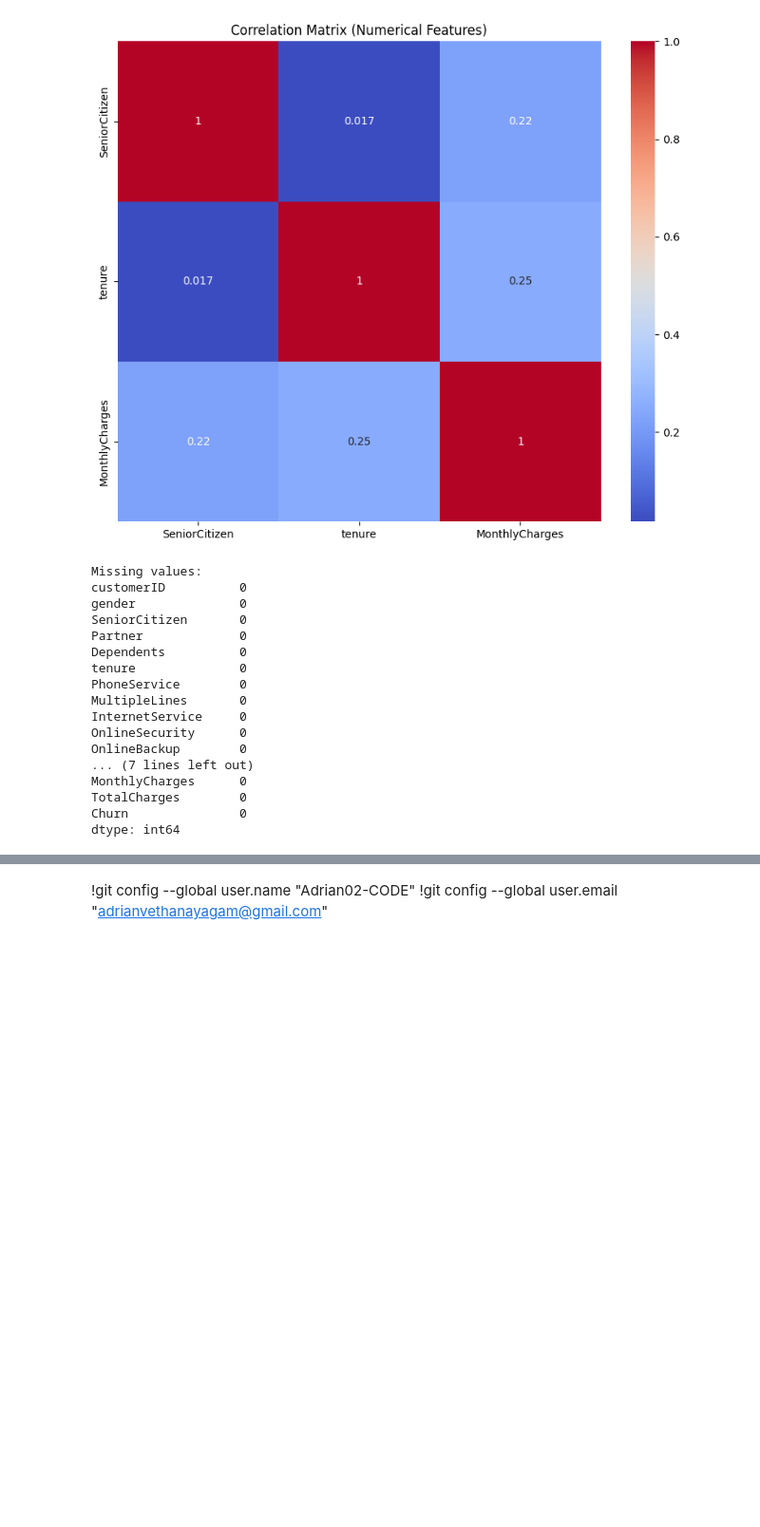
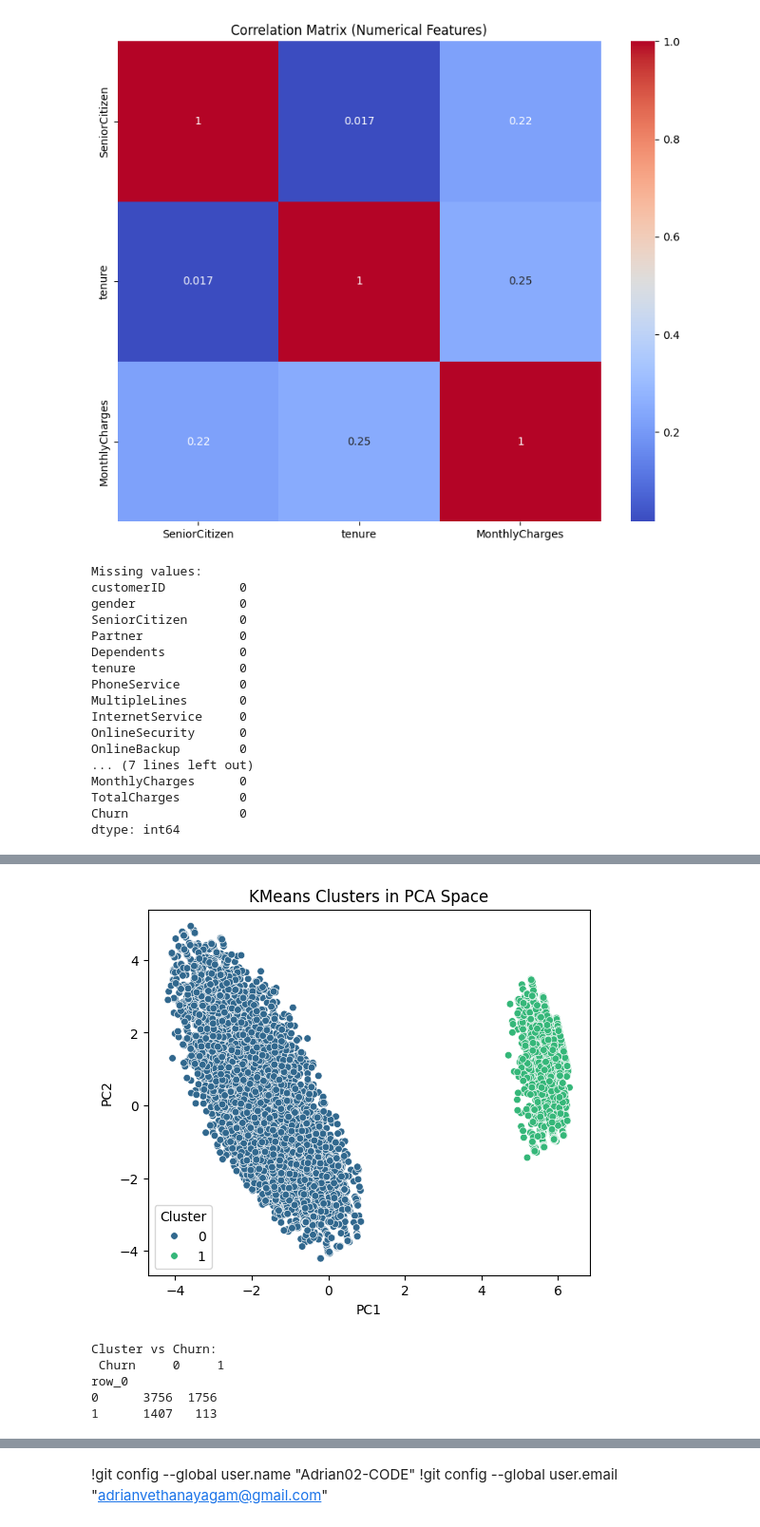
Before and after one commit to ADRIAN02-CODE/telco-churn-prediction, a Jupyter notebook: telco_churn_prediction.ipynb, the cells around one changed output, grey strips where cells are left out. Shown at 95% size. Saved outputs shown, nothing was run; the diff lists cells and outputs as text; code cells hidden in the pictures; blank space fills up the shorter version.

```diff
--- a/telco_churn_prediction.ipynb
+++ b/telco_churn_prediction.ipynb
@@ -157,0 +357,36 @@ dtype: int64
+# %%
+# ===== Optional: Unsupervised view with KMeans & PCA =====
+
+# Use scaled full dataset for clustering
+X_scaled_full = scaler.fit_transform(X)
+
+kmeans = KMeans(n_clusters=2, random_state=RANDOM_STATE)
+clusters = kmeans.fit_predict(X_scaled_full)
+
+pca = PCA(n_components=2, random_state=RANDOM_STATE)
+X_pca = pca.fit_transform(X_scaled_full)
+
+plt.figure(figsize=(6, 5))
+sns.scatterplot(
+    x=X_pca[:, 0],
+    y=X_pca[:, 1],
+    hue=clusters,
+    palette="viridis",
+    s=30
+)
+plt.title("KMeans Clusters in PCA Space")
+plt.xlabel("PC1")
+plt.ylabel("PC2")
+plt.legend(title="Cluster")
+plt.show()
+
+# Compare clusters vs true churn
+cluster_vs_churn = pd.crosstab(clusters, y)
+print("Cluster vs Churn:\n", cluster_vs_churn)
+# %% [output]
+[figure, added]
+Cluster vs Churn:
+ Churn     0     1
+row_0
+0      3756  1756
+1      1407   113
```
Also changed, not shown: parts of 8 cells of this notebook.
